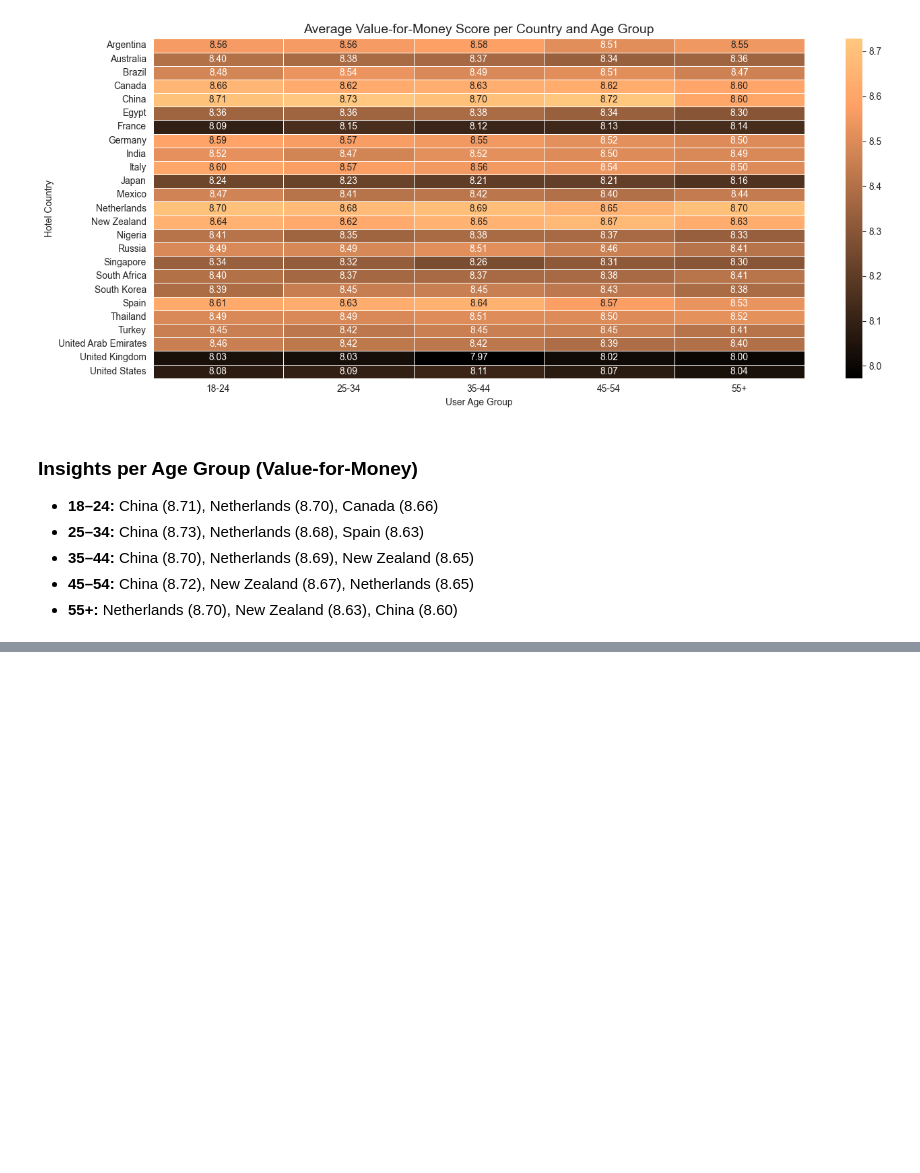
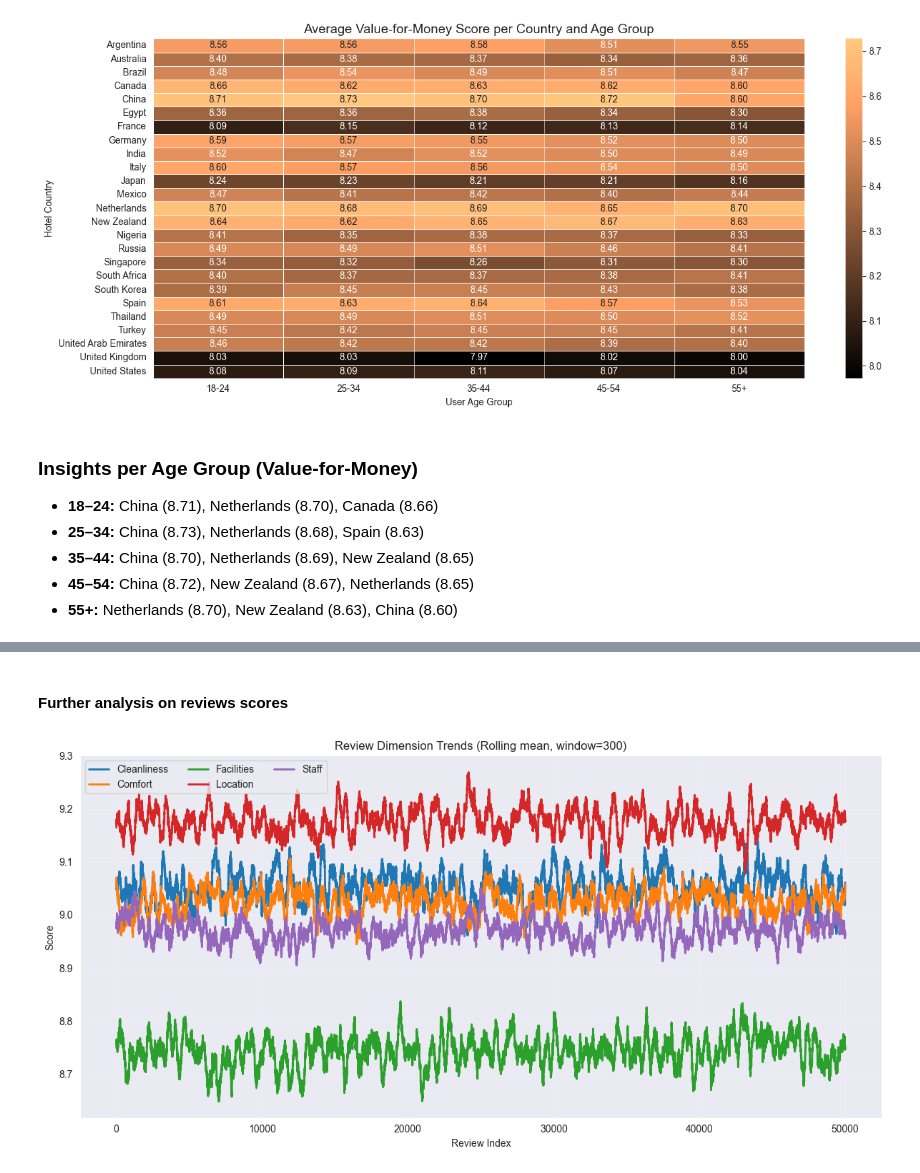
Before and after one commit to MohamedElquesni/ACL-International-Hotel-Booking-Analytics-, a Jupyter notebook: Milestone 1/Milestone 1.ipynb, the cells around one changed output, grey strips where cells are left out. Saved outputs shown, nothing was run; the diff lists cells and outputs as text; code cells hidden in the pictures; blank space fills up the shorter version.

```diff
--- a/Milestone 1/Milestone 1.ipynb
+++ b/Milestone 1/Milestone 1.ipynb
@@ -83,6 +79,7 @@ df_reviews.columns = [
            or col == 'user_id'
            or col == 'hotel_id'
            or col == 'review_date'
+           or col == 'review_text'
         else 'review_' + col
     for col in df_reviews.columns
 ]
@@ -253,0 +343,3 @@ plt.show()
+# %%
+df_merged.drop(columns=['hotel_id', 'hotel_name', 'hotel_city', 'hotel_country', 'hotel_star_rating', 'hotel_lat', 'hotel_lon'], inplace=True)
+df_merged.info()
@@ -253,0 +372,3 @@ plt.show()
+# %%
+df_merged.drop(columns=['review_id','review_date','review_text'], inplace=True)
+df_merged.info()
@@ -253,0 +393,33 @@ plt.show()
+# %% [markdown]
+#### Further analysis on reviews scores
+# %%
+import matplotlib.pyplot as plt
+
+cols = [
+    'review_score_cleanliness',
+    'review_score_comfort',
+    'review_score_facilities',
+    'review_score_location',
+    'review_score_staff'
+]
+
+dfp = df_merged[cols].reset_index(drop=True)
+
+# Smooth each series with a rolling mean (tune window)
+WIN = 300
+smooth = dfp.rolling(window=WIN, min_periods=WIN//2, center=True).mean()
+
+plt.figure(figsize=(12,6))
+for c in cols:
+    label = c.replace('review_score_', '').title()
+    plt.plot(smooth[c], linewidth=2, label=label)
+
+plt.title(f'Review Dimension Trends (Rolling mean, window={WIN})')
+plt.xlabel('Review Index')
+plt.ylabel('Score')
+plt.grid(True, linestyle='--', alpha=0.35)
+plt.legend(ncol=3)
+plt.tight_layout()
+plt.show()
+# %% [output]
+[figure, added]
```
Also changed, not shown: parts of 14 cells of this notebook, 1 other file.
